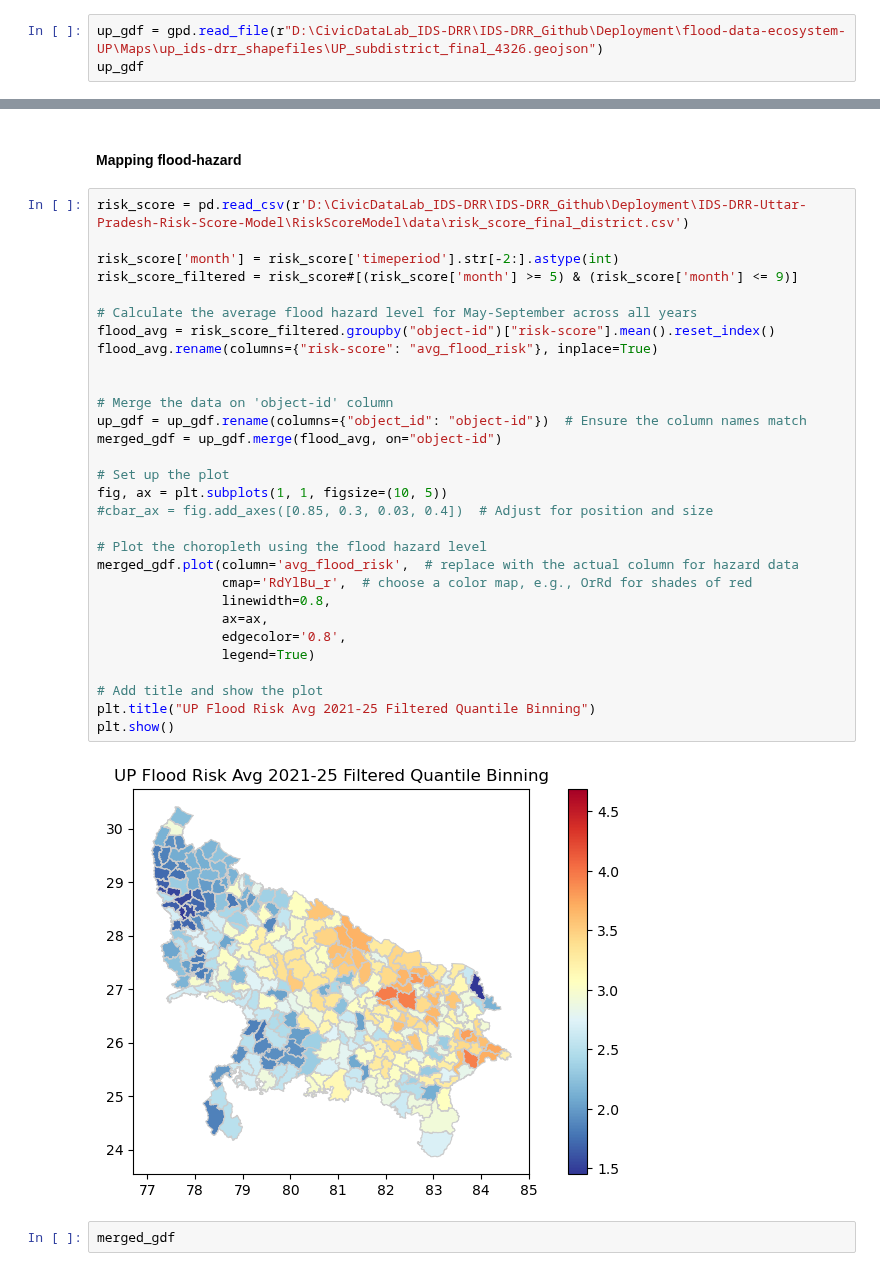
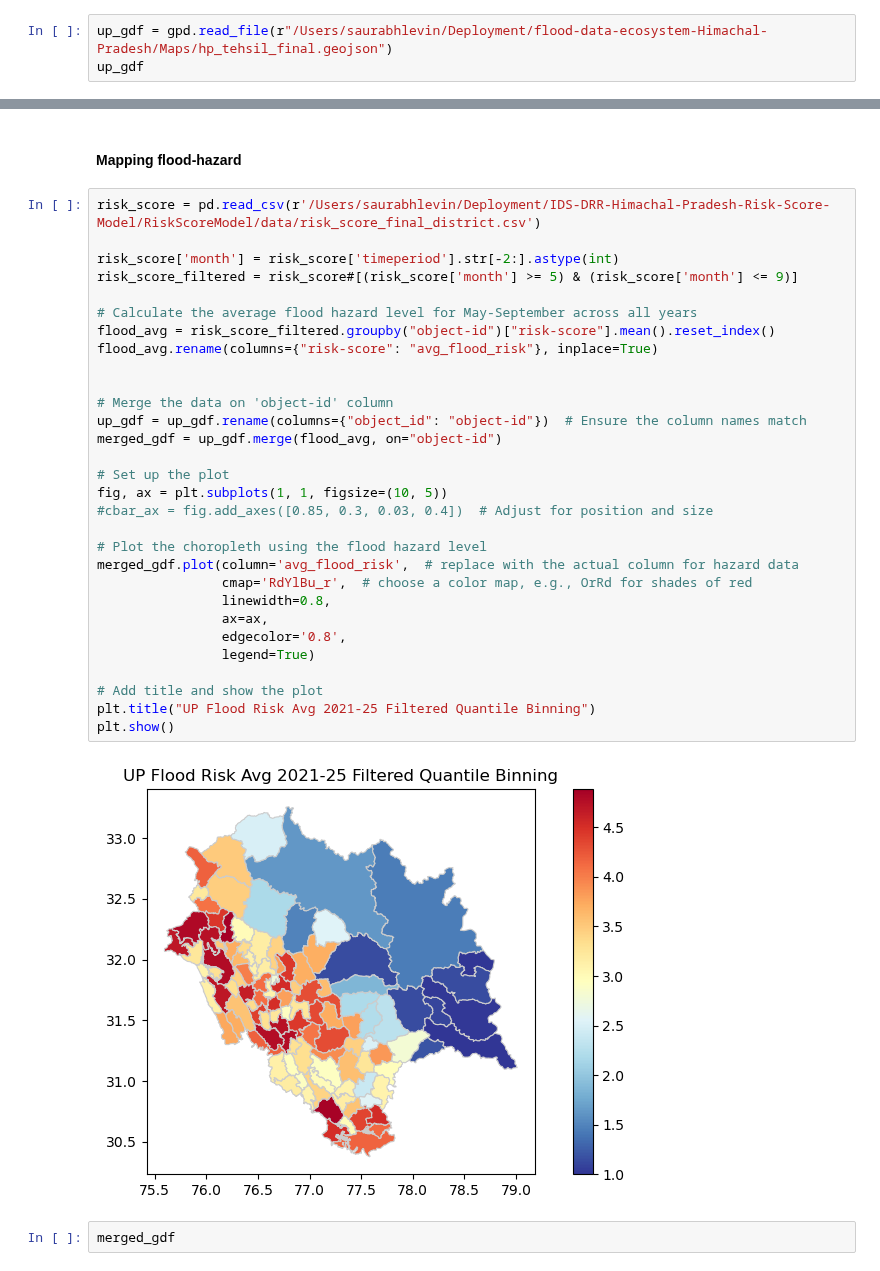
Before and after one commit to CivicDataLab/IDS-DRR-Himachal-Pradesh-Risk-Score-Model, a Jupyter notebook: RiskScoreModel/scripts/tests_deployment/risk_EDA.ipynb, the cells around one changed output, grey strips where cells are left out. Cells and saved outputs as stored; diff of their text form.

Commit message:
Update: model run until June 2025

```diff
--- a/RiskScoreModel/scripts/tests_deployment/risk_EDA.ipynb
+++ b/RiskScoreModel/scripts/tests_deployment/risk_EDA.ipynb
@@ -13,6 +13,6 @@ import matplotlib.pyplot as plt
 import folium
 import matplotlib.colors as mcolors
 # %%
-up_gdf = gpd.read_file(r"D:\CivicDataLab_IDS-DRR\IDS-DRR_Github\Deployment\flood-data-ecosystem-UP\Maps\up_ids-drr_shapefiles\UP_subdistrict_final_4326.geojson")
+up_gdf = gpd.read_file(r"/Users/saurabhlevin/Deployment/flood-data-ecosystem-Himachal-Pradesh/Maps/hp_tehsil_final.geojson")
 up_gdf
 # %% [output]
@@ -32,37 +32,37 @@ up_gdf
 # %% [markdown]
 #### Mapping flood-hazard
 # %%
-risk_score = pd.read_csv(r'D:\CivicDataLab_IDS-DRR\IDS-DRR_Github\Deployment\IDS-DRR-Uttar-Pradesh-Risk-Score-Model\RiskScoreModel\data\risk_score_final_district.csv')
+risk_score = pd.read_csv(r'/Users/saurabhlevin/Deployment/IDS-DRR-Himachal-Pradesh-Risk-Score-Model/RiskScoreModel/data/risk_score_final_district.csv')
 
 risk_score['month'] = risk_score['timeperiod'].str[-2:].astype(int)
 risk_score_filtered = risk_score#[(risk_score['month'] >= 5) & (risk_score['month'] <= 9)]
 
 # Calculate the average flood hazard level for May-September across all years
 flood_avg = risk_score_filtered.groupby("object-id")["risk-score"].mean().reset_index()
 flood_avg.rename(columns={"risk-score": "avg_flood_risk"}, inplace=True)
 
 
 # Merge the data on 'object-id' column
 up_gdf = up_gdf.rename(columns={"object_id": "object-id"})  # Ensure the column names match
 merged_gdf = up_gdf.merge(flood_avg, on="object-id")
 
 # Set up the plot
 fig, ax = plt.subplots(1, 1, figsize=(10, 5))
 #cbar_ax = fig.add_axes([0.85, 0.3, 0.03, 0.4])  # Adjust for position and size
 
 # Plot the choropleth using the flood hazard level
 merged_gdf.plot(column='avg_flood_risk',  # replace with the actual column for hazard data
                 cmap='RdYlBu_r',  # choose a color map, e.g., OrRd for shades of red
                 linewidth=0.8,
                 ax=ax,
                 edgecolor='0.8',
                 legend=True)
 
 # Add title and show the plot
 plt.title("UP Flood Risk Avg 2021-25 Filtered Quantile Binning")
 plt.show()
 # %% [output]
-[figure, old version]
+[figure, new version]
 # %%
 merged_gdf
 # %% [output]
```
Also changed, not shown: parts of 1 cell of this notebook, 22 other files.
